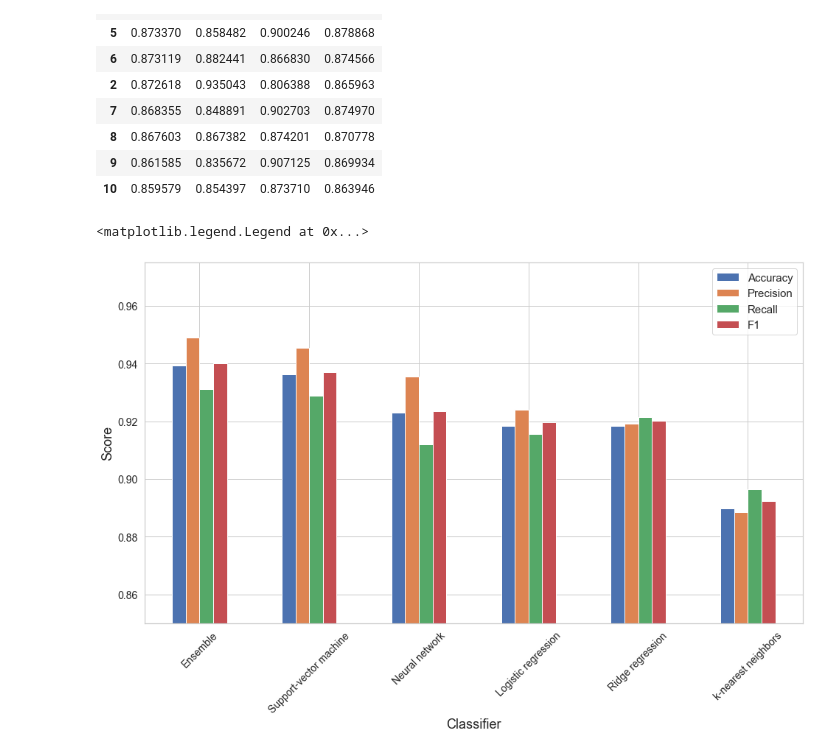
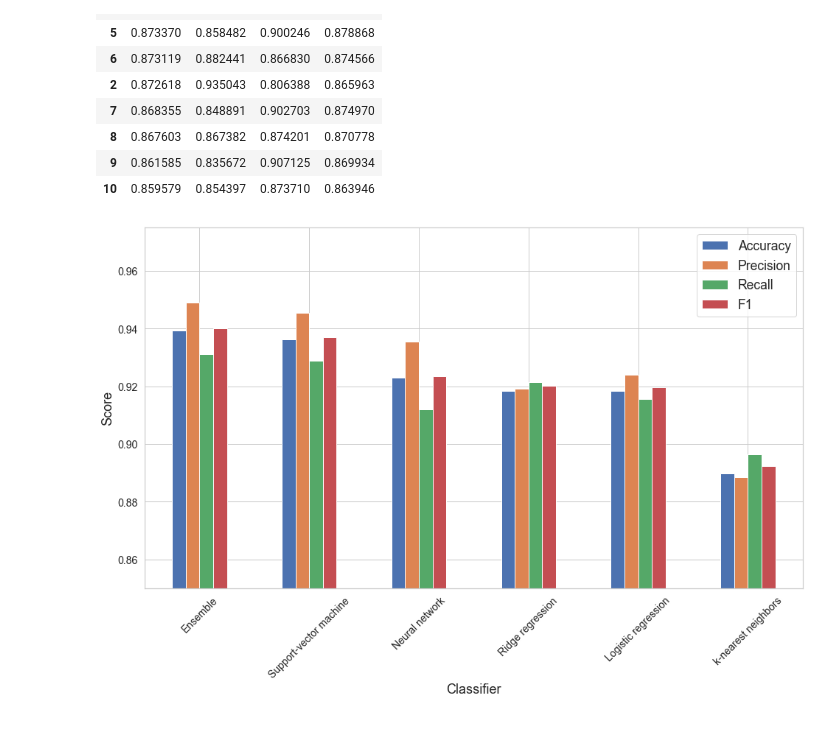
Before and after one commit to Roan-Schellingerhout/YouTube_conspiracy_paper, a Jupyter notebook: Results/Hyperparameters.ipynb, the cells around one changed output. Cells and saved outputs as stored; diff of their text form; code cells hidden in the pictures.

Commit message:
Properly display ensemble results, made graph more readable

```diff
--- a/Results/Hyperparameters.ipynb
+++ b/Results/Hyperparameters.ipynb
@@ -104,23 +98,22 @@ knn.set_index("K").head(10)
 sns.set_theme(style="whitegrid")
 # %%
 all_results = [(ensemble, "Ensemble"), (svm, "Support-vector machine"),
-               (nn, "Neural network"), (logr, "Logistic regression"),
-               (ridge, "Ridge regression"), (knn, "k-nearest neighbors")]
+               (nn, "Neural network"), (ridge, "Ridge regression"),
+               (logr, "Logistic regression"), (knn, "k-nearest neighbors")]
 
 highscores = pd.DataFrame({name:result.iloc[0]
                            for result, name in all_results},
                           index = ["Accuracy", "Precision", "Recall", "F1"]).T
 
 highscores.plot(kind="bar", figsize=(16, 9));
 plt.ylim(0.85, 0.975);
 
 plt.yticks(fontsize=14)
 plt.xticks(rotation=45, fontsize=14);
 
 plt.ylabel("Score", fontsize=18);
 plt.xlabel("Classifier", fontsize=18);
 
-plt.legend(prop = {"size": 15})
+plt.legend(prop = {"size": 17.5});
 # %% [output]
-<matplotlib.legend.Legend at 0x...>
-[figure, old version]
+[figure, new version]
```
Also changed, not shown: parts of 4 cells of this notebook.
